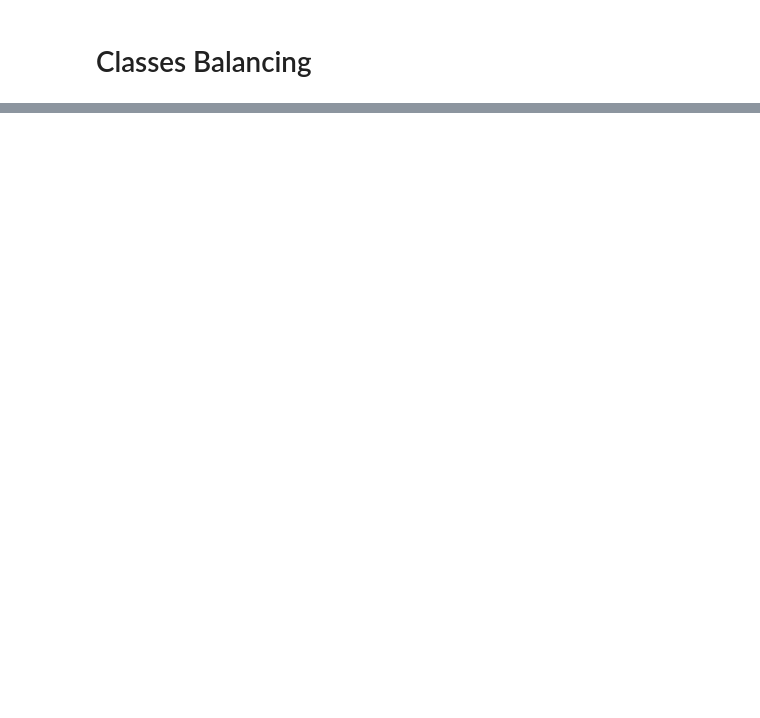
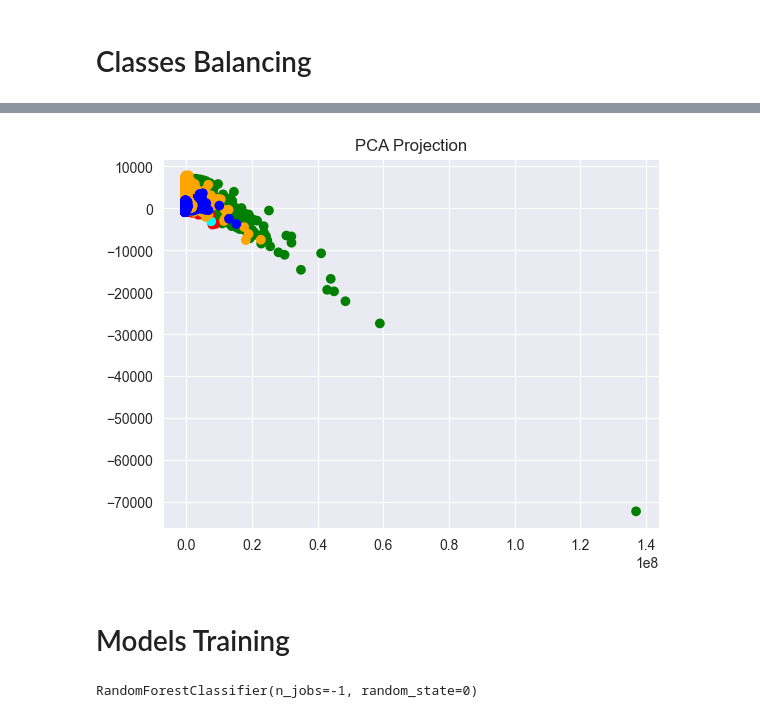
Before and after one commit to DEVOLOPER-1/Pred-Sus-Act, a Jupyter notebook: youssef_notebook.ipynb, the cells around one changed output, grey strips where cells are left out. Saved outputs shown, nothing was run; the diff lists cells and outputs as text; code cells hidden in the pictures; blank space fills up the shorter version.

```diff
--- a/youssef_notebook.ipynb
+++ b/youssef_notebook.ipynb
@@ -322,2 +354,6 @@ plt.show()
 # %% [markdown]
 # Classes Balancing
+# %%
+X = df[selected_features].to_numpy()
+y = df["label"]
+balance_point = 50_000
@@ -323,0 +370,25 @@ plt.show()
+# %%
+from imblearn.over_sampling import SMOTEN as over_sampler
+from imblearn.under_sampling import ClusterCentroids as under_sampler
+
+to_under_sample = []
+to_over_sample = []
+
+for cls, count in target.value_counts().items():
+    if count < balance_point:
+        to_over_sample.append(cls)
+    else:
+        to_under_sample.append(cls)
+
+rus = under_sampler(
+    random_state=0,
+    sampling_strategy={cls:balance_point for cls in to_under_sample},
+
+)
+X_resampled, y_resampled = rus.fit_resample(X, y)
+
+ros = over_sampler(
+    random_state=0,
+    sampling_strategy={cls:balance_point for cls in to_over_sample},
+)
+X_resampled, y_resampled = ros.fit_resample(X_resampled, y_resampled)
@@ -323,0 +405,6 @@ plt.show()
+# %%
+visualize_data(X_resampled, y_resampled)
+# %% [output]
+[figure, added]
+# %% [markdown]
+# Models Training
@@ -323,0 +424,10 @@ plt.show()
+# %%
+from sklearn.ensemble import RandomForestClassifier
+
+rf = RandomForestClassifier(
+    random_state=0,
+    n_jobs=-1,
+)
+rf.fit(X_train, y_train)
+# %% [output]
+RandomForestClassifier(n_jobs=-1, random_state=0)
```
Also changed, not shown: parts of 49 cells of this notebook.
